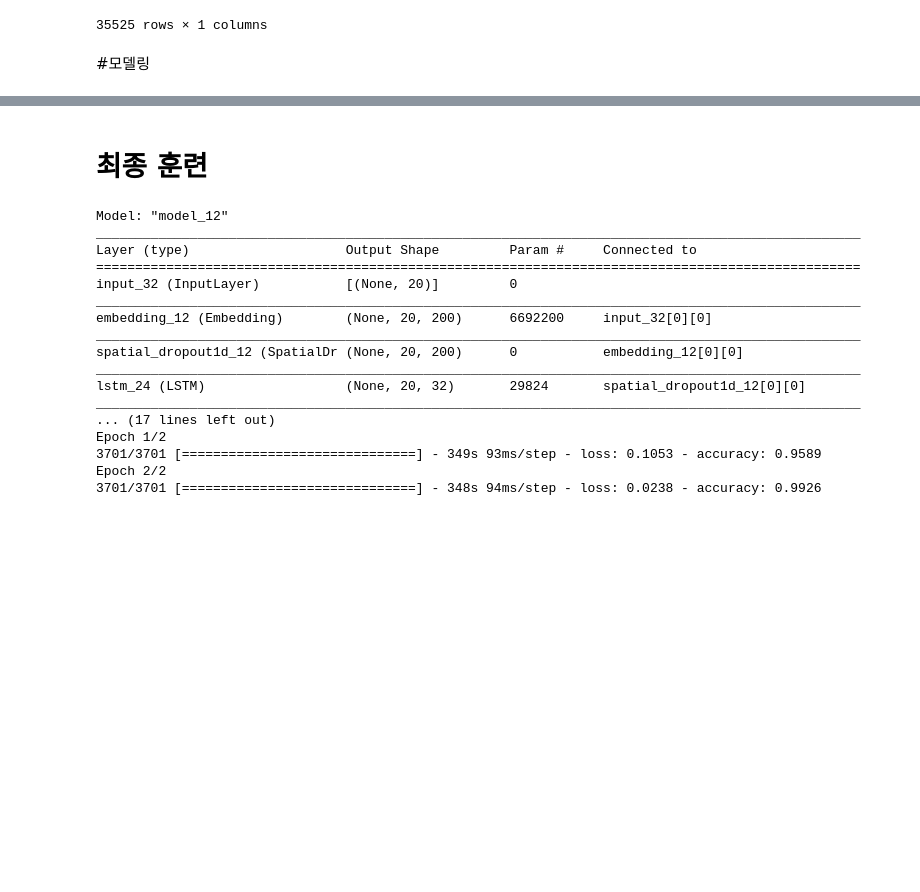
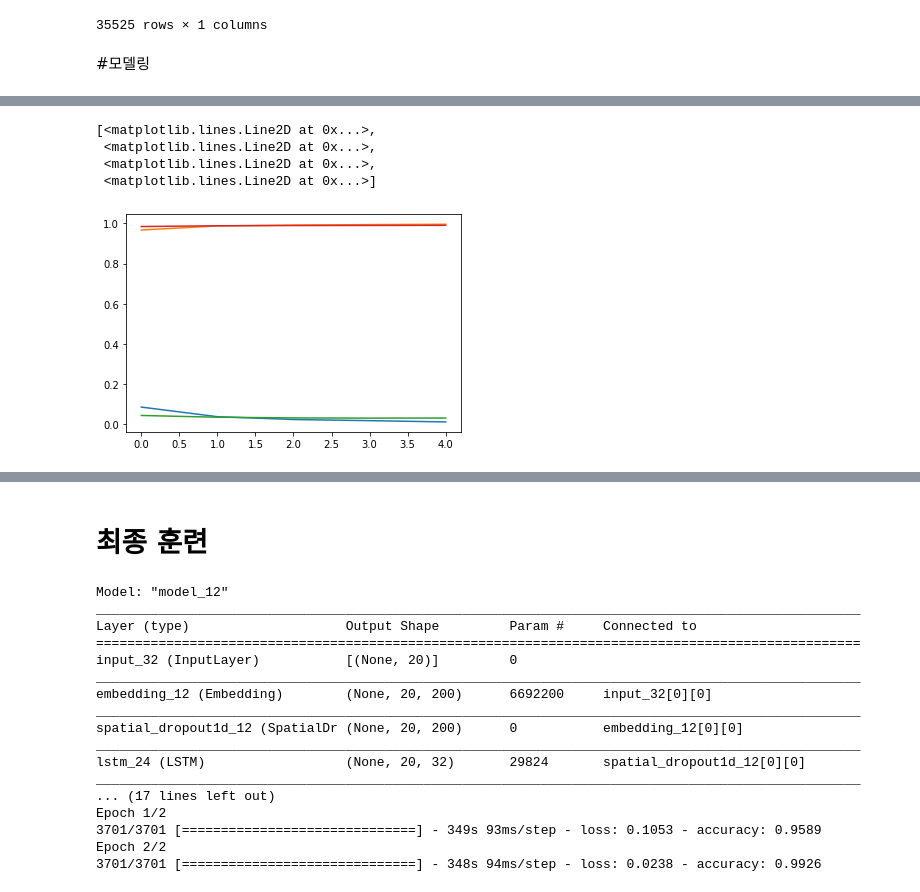
Before and after one commit to juhee3199/fake-news-detection, a Jupyter notebook: stacking.ipynb, the cells around one changed output, grey strips where cells are left out. Cells and saved outputs as stored; diff of their text form; code cells hidden in the pictures; blank space fills up the shorter version.

```diff
--- a/stacking.ipynb
+++ b/stacking.ipynb
@@ -625,4 +630,4 @@ ext_valid_pred.to_csv("ext_valid_pred.csv", encoding="utf-8-sig",index=False)
 # %%
-all_pred = np.array([gb_pred, ada_pred, cb_pred, ext_pred])
+all_pred = np.array([gb_pred, ada_pred, cb_pred, ext_pred, lstm_pred1])
 all_pred.shape
 # %% [output]
@@ -699,16 +708,16 @@ stacking_valid_pred
 # EDA기반으로 만든 feature 예측변수로 추가
 from keras import regularizers
 
-def LSTM_add_feature(vocab_size, embedding_size = 200, max_len=100):
+def LSTM_add_feature(vocab_size, embedding_size = 100, max_len=100):
   input1 = keras.layers.Input(shape = [max_len,]) #문장 단어 input
   input2 = keras.layers.Input(shape = [feature_num,]) # EDA기반 feature input
 
   # LSTM
   embedding = keras.layers.Embedding(vocab_size, embedding_size, weights = [embedding_matrix], input_length = max_len)(input1) # 임베딩 가중치 적용
-  dropout1 = keras.layers.SpatialDropout1D(0.1)(embedding)
+  dropout1 = keras.layers.SpatialDropout1D(0.3)(embedding)
   lstm1 = keras.layers.LSTM(32, return_sequences = True)(dropout1)
   lstm2 = keras.layers.LSTM(32)(lstm1)
-  dropout2 = keras.layers.Dropout(0.3)(lstm2)
+  dropout2 = keras.layers.Dropout(0.5)(lstm2)
   #lstm_output = keras.layers.Dense(16, activation = "selu")(dropout2)
 
   # MLP
@@ -760,4 +768,10 @@ KeyboardInterrupt: ignored
 # %%
-best_model = keras.models.load_model("hyerim_add_feature_best_model.h5") # 저장된 모델 불러오기
-plt.plot(pd.DataFrame(history.history))
+best_model = keras.models.load_model("hyerim_add_feature_best_model2.h5") # 저장된 모델 불러오기
+plt.plot(pd.DataFrame(history.history)) # 0.0249 0.0211
+# %% [output]
+[<matplotlib.lines.Line2D at 0x...>,
+ <matplotlib.lines.Line2D at 0x...>,
+ <matplotlib.lines.Line2D at 0x...>,
+ <matplotlib.lines.Line2D at 0x...>]
+[figure, added]
 # %%
```
Also changed, not shown: parts of 21 cells of this notebook.
